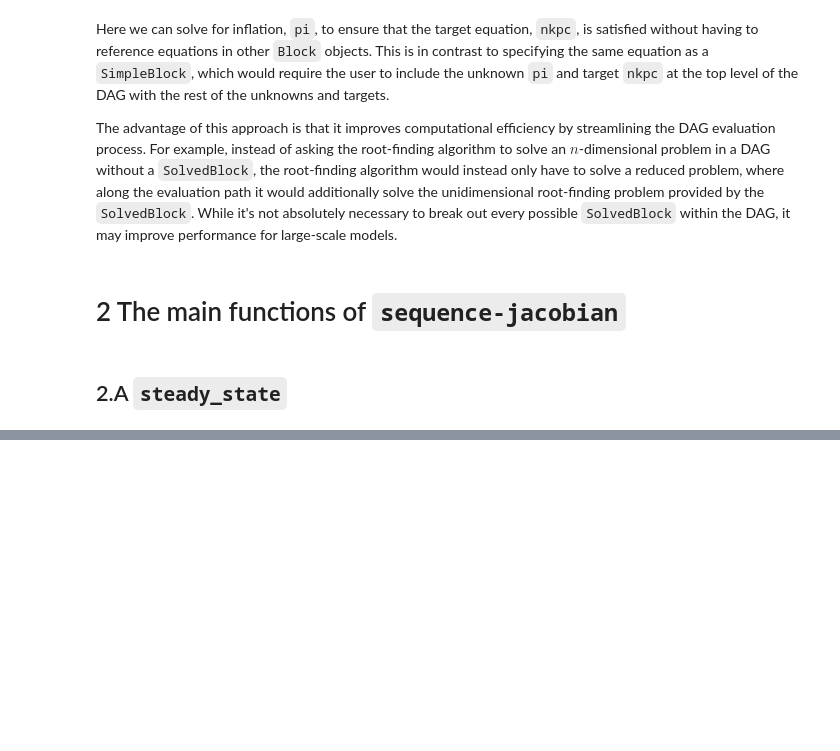
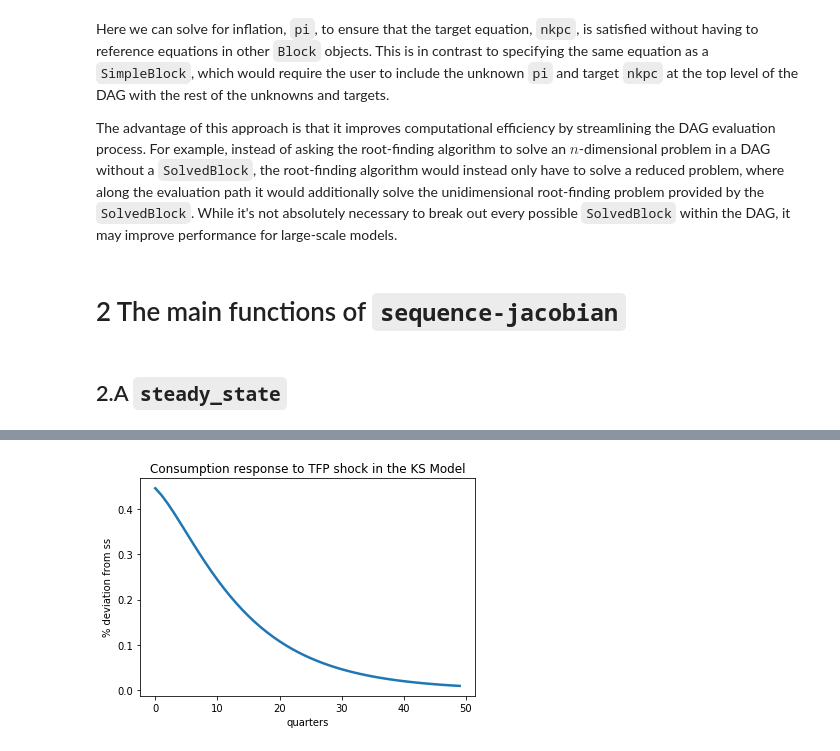
Before and after one commit to shade-econ/sequence-jacobian, a Jupyter notebook: notebooks/intro_to_sequence_jacobian.ipynb, the cells around one changed output, grey strips where cells are left out. Drawn from its saved outputs; the diff is of its cells as text; code cells hidden in the pictures; blank space fills up the shorter version.

```diff
--- a/notebooks/intro_to_sequence_jacobian.ipynb
+++ b/notebooks/intro_to_sequence_jacobian.ipynb
@@ -298,0 +477,26 @@ The advantage of this approach is that it improves computational efficiency by s
+# %%
+from sequence_jacobian.models import krusell_smith
+
+# Use the pre-defined blocks from the model module
+# We can include the definitions of the grids for income and assets as blocks as well, hence the inclusion of
+# krusell_smith.income_state_vars and krusell_smith.asset_state_vars as additional SimpleBlocks
+ks_blocks = [krusell_smith.household, krusell_smith.firm, krusell_smith.mkt_clearing, krusell_smith.income_state_vars,
+             krusell_smith.asset_state_vars, krusell_smith.firm_steady_state_solution]
+
+ks_calibration = {"eis": 1, "delta": 0.025, "alpha": 0.11, "rho": 0.966, "sigma": 0.5, "L": 1.0,
+                  "nS": 2, "nA": 10, "amax": 200, "r": 0.01}
+ks_ss_unknowns = {"beta": (0.98/1.01, 0.999/1.01)}
+ks_ss_targets = {"K": "A"}
+ks_ss = steady_state(ks_blocks, ks_calibration, ks_ss_unknowns, ks_ss_targets, solver="brentq")
+
+ks_G = get_G(block_list=ks_blocks, exogenous=['Z'], unknowns=['K'], targets=['asset_mkt'], T=300, ss=ks_ss)
+
+dOut_ks = ks_G[["C"]] @ {"Z": 0.01 * 0.8 ** np.arange(300)}
+
+plt.plot(100 * dOut_ks["C"][:50]/ks_ss["C"], linewidth=2.5)
+plt.title(r'Consumption response to TFP shock in the KS Model')
+plt.ylabel(r'% deviation from ss')
+plt.xlabel(r'quarters')
+plt.show()
+# %% [output]
+[figure, added]
```
Also changed, not shown: parts of 41 cells of this notebook.
